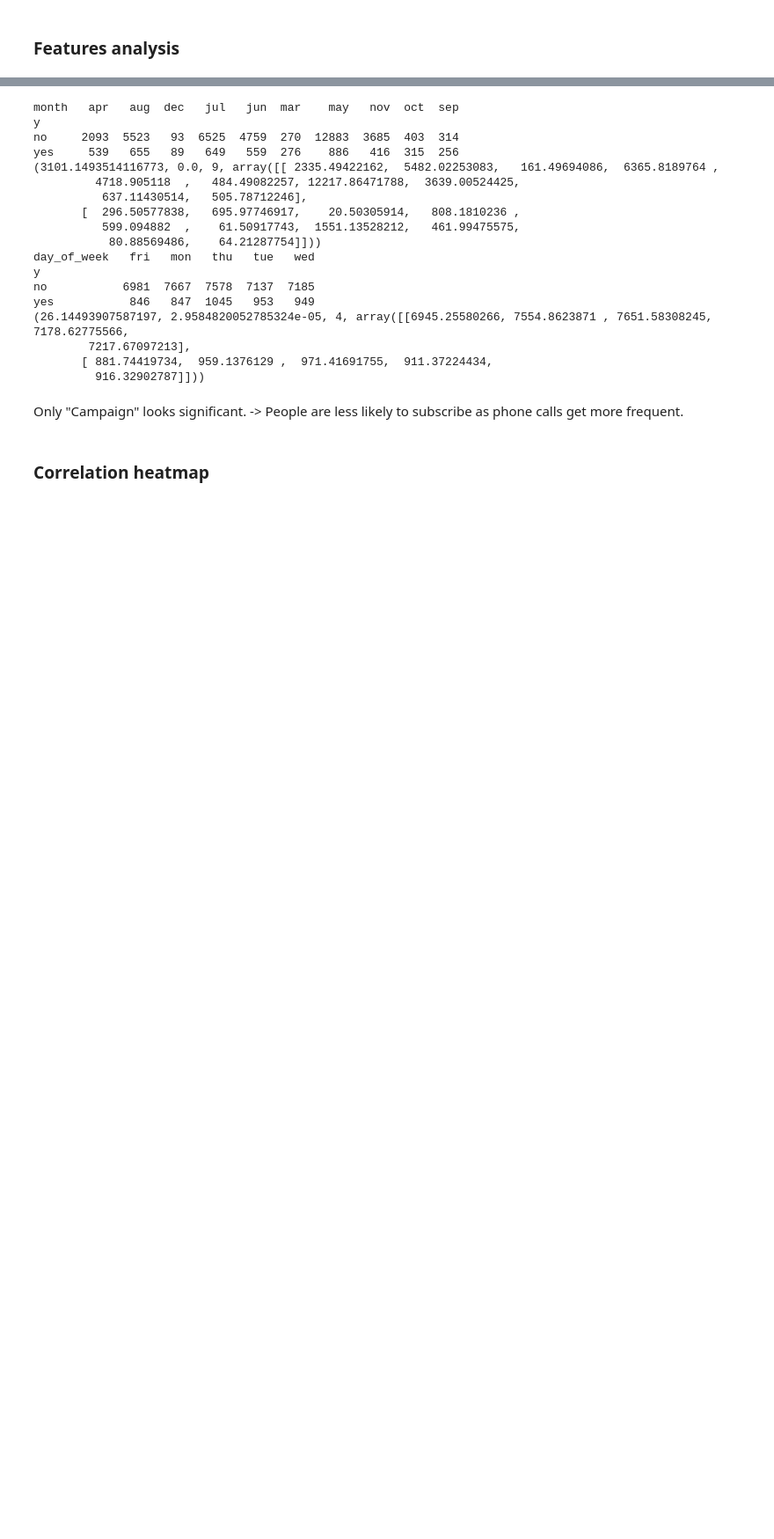
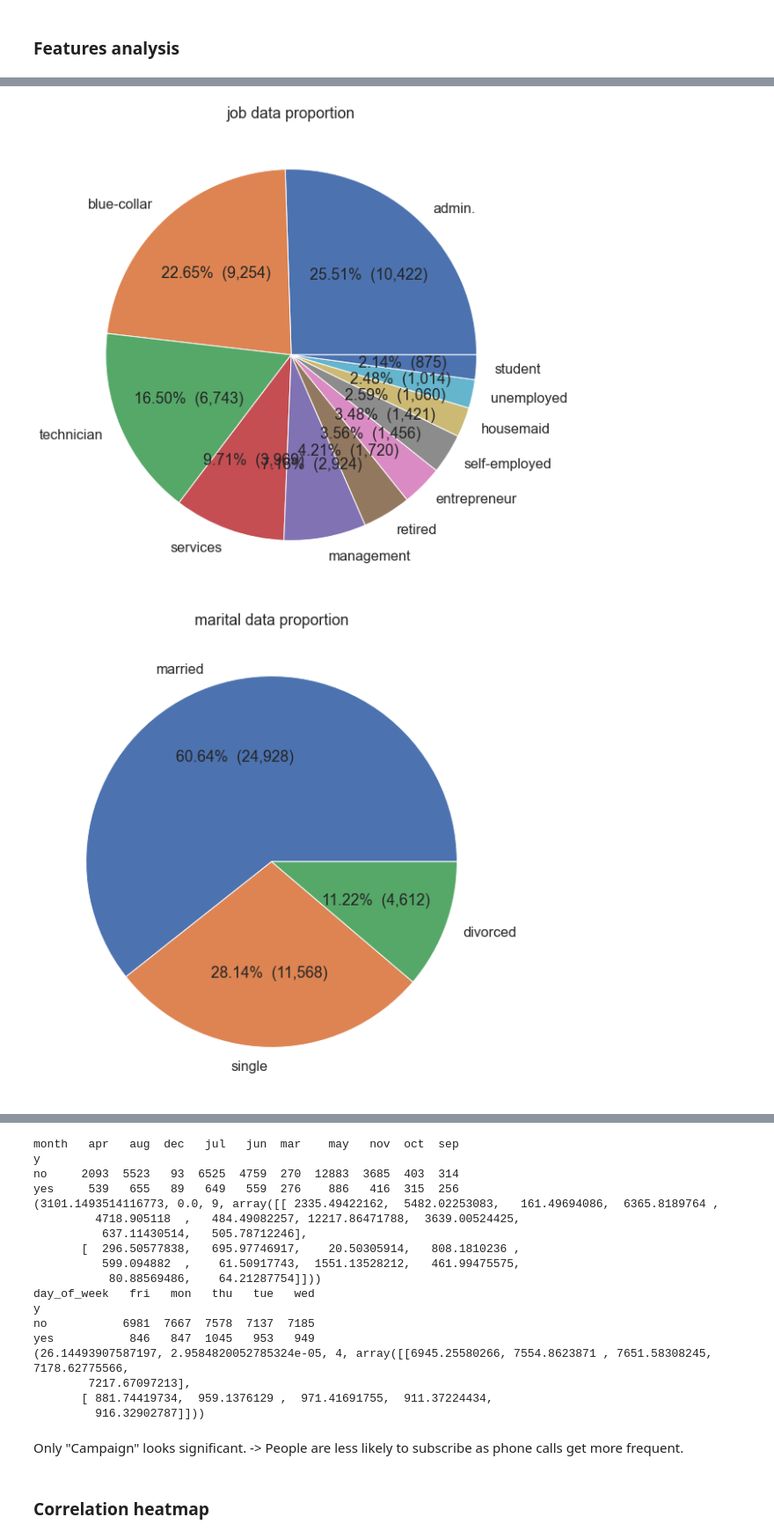
Before and after one commit to JumpyJumpy/Portuguese_Bank_Marketing_Data_Set, a Jupyter notebook: code/eda.ipynb, the cells around one changed output, grey strips where cells are left out. Shown at 88% size. Drawn from its saved outputs; the diff is of its cells as text; code cells hidden in the pictures; blank space fills up the shorter version.

```diff
--- a/code/eda.ipynb
+++ b/code/eda.ipynb
@@ -60,0 +60,20 @@ conti_feature = ['age', 'campaign', 'pdays', 'previous', 'emp.var.rate',
+# %%
+conti_feature = ['age', 'campaign', 'pdays', 'previous', 'emp.var.rate',
+                 'cons.price.idx', 'cons.conf.idx',
+                 'euribor3m', 'nr.employed', 'duration']
+
+
+
+
+for col in bank.columns[~bank.columns.isin(conti_feature)]:
+    plt.figure(figsize=(10, 10))
+    values = bank[col].value_counts()
+    plt.pie(
+        values,
+        labels=values.index,
+        autopct=lambda p: '{:.2f}%  ({:,.0f})'.format(p, p * sum(values) / 100),)
+    plt.title(f"{col} data proportion")
+    plt.show()
+# %% [output]
+[figure, added]
+[figure, added]
```
Also changed, not shown: parts of 11 cells of this notebook, 3 other files.
